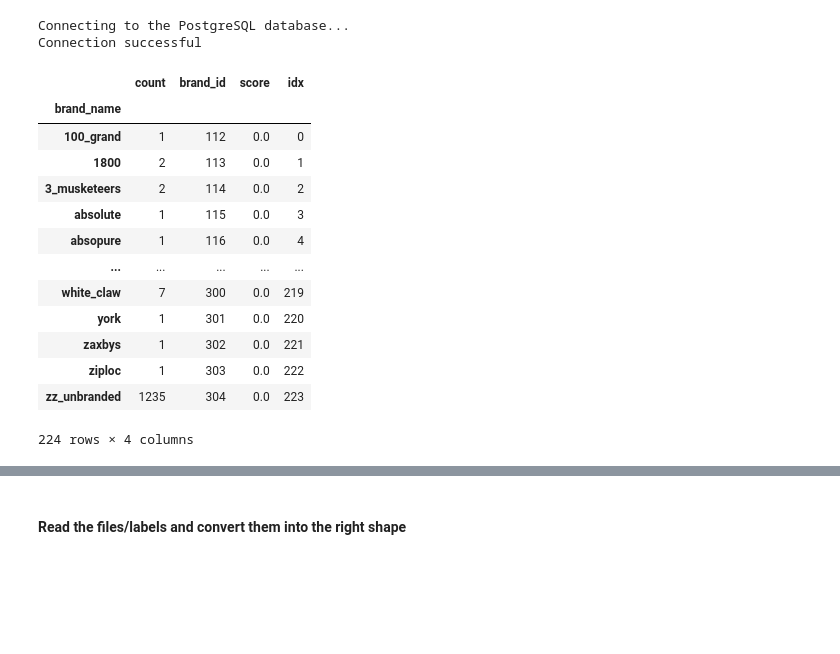
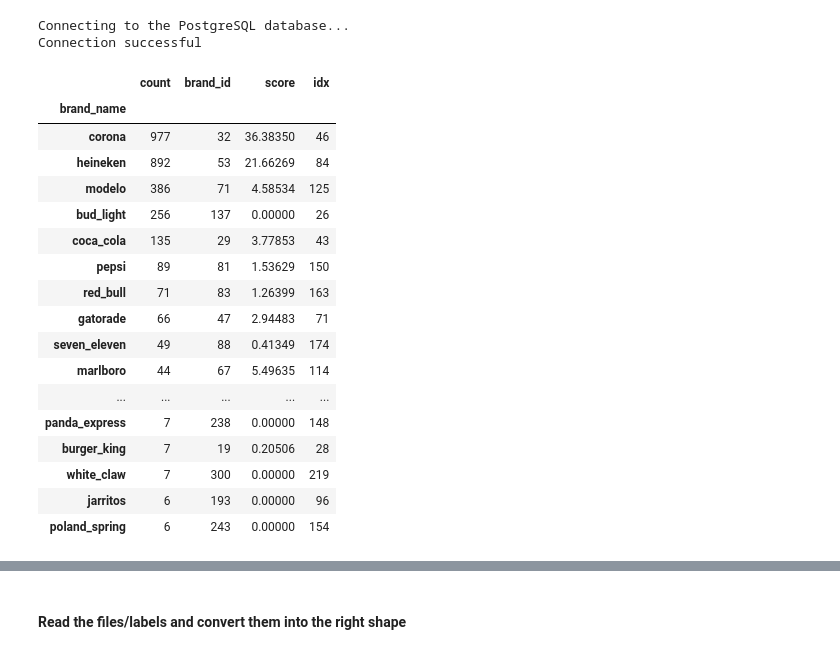
Before and after one commit to thriftypenguin/litter-imagery-brand-recognition, a Jupyter notebook: finetune_EffNet.ipynb, the cells around one changed output, grey strips where cells are left out. Drawn from its saved outputs; the diff is of its cells as text; code cells hidden in the pictures; blank space fills up the shorter version.

```diff
--- a/finetune_EffNet.ipynb
+++ b/finetune_EffNet.ipynb
@@ -92,22 +117,26 @@ counts = counts.set_index('brand_name').join(brand_df.set_index('brand_name')).s
 counts['idx'] = range(len(counts))
 # %%
 counts.to_csv('brand_ids_idx.csv', sep = '\t')
-counts
+counts.sort_values('count', ascending=False).head(50)
 # %% [output]
 |  | count | brand_id | score | idx |
 | brand_name |  |  |  |  |
-| 100_grand | 1 | 112 | 0.0 | 0 |
-| 1800 | 2 | 113 | 0.0 | 1 |
-| 3_musketeers | 2 | 114 | 0.0 | 2 |
-| absolute | 1 | 115 | 0.0 | 3 |
-| absopure | 1 | 116 | 0.0 | 4 |
+| corona | 977 | 32 | 36.38350 | 46 |
+| heineken | 892 | 53 | 21.66269 | 84 |
+| modelo | 386 | 71 | 4.58534 | 125 |
+| bud_light | 256 | 137 | 0.00000 | 26 |
+| coca_cola | 135 | 29 | 3.77853 | 43 |
+| pepsi | 89 | 81 | 1.53629 | 150 |
+| red_bull | 71 | 83 | 1.26399 | 163 |
+| gatorade | 66 | 47 | 2.94483 | 71 |
+| seven_eleven | 49 | 88 | 0.41349 | 174 |
+| marlboro | 44 | 67 | 5.49635 | 114 |
 | ... | ... | ... | ... | ... |
-| white_claw | 7 | 300 | 0.0 | 219 |
-| york | 1 | 301 | 0.0 | 220 |
-| zaxbys | 1 | 302 | 0.0 | 221 |
-| ziploc | 1 | 303 | 0.0 | 222 |
-| zz_unbranded | 1235 | 304 | 0.0 | 223 |
+| panda_express | 7 | 238 | 0.00000 | 148 |
+| burger_king | 7 | 19 | 0.20506 | 28 |
+| white_claw | 7 | 300 | 0.00000 | 219 |
+| jarritos | 6 | 193 | 0.00000 | 96 |
+| poland_spring | 6 | 243 | 0.00000 | 154 |
-224 rows × 4 columns
 # %%
 # Associate uniqe numeric index with the brand and, consequently, the file
 lbl_df['idx'] = lbl_df['label'].apply(lambda x: counts['idx'].loc[x])
```
Also changed, not shown: parts of 10 cells of this notebook, 2 other files.
